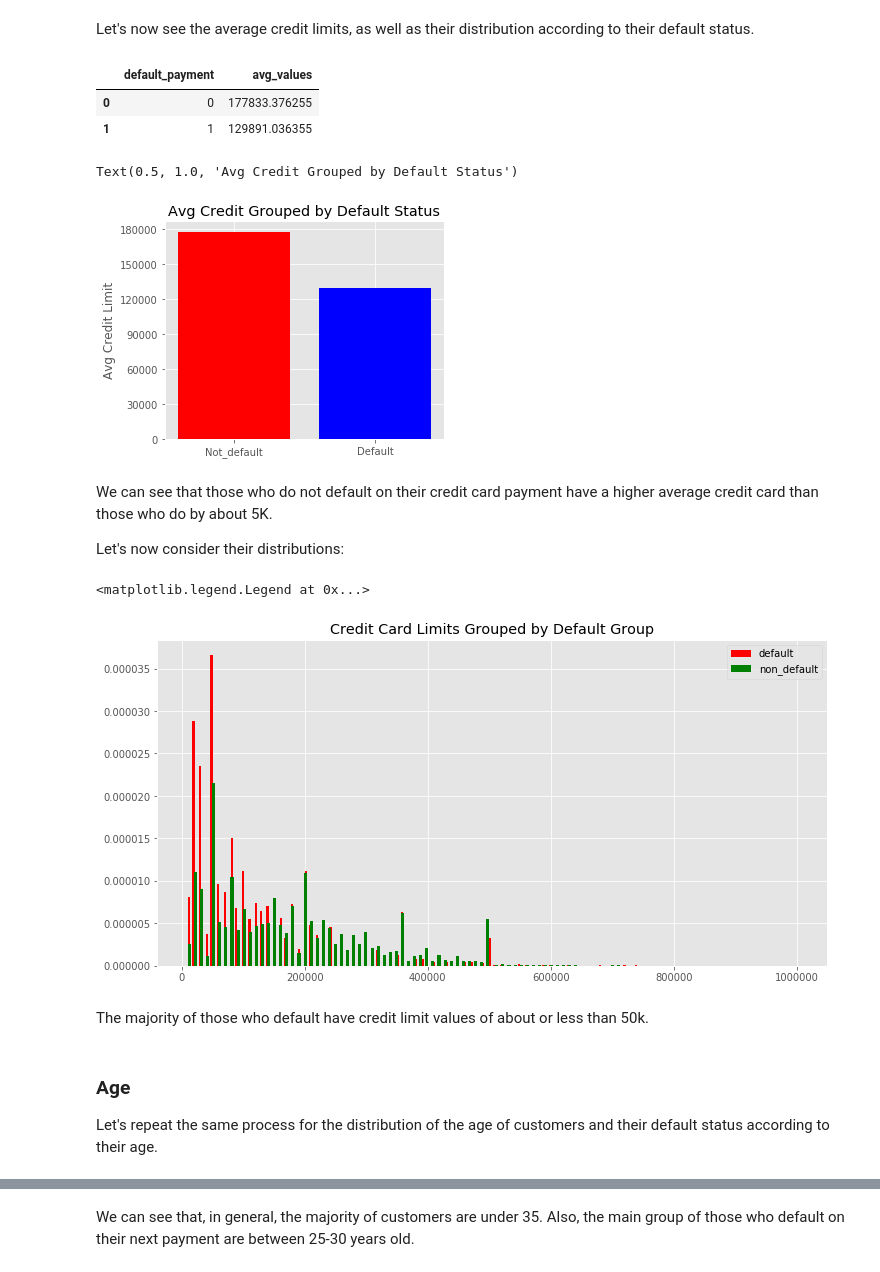
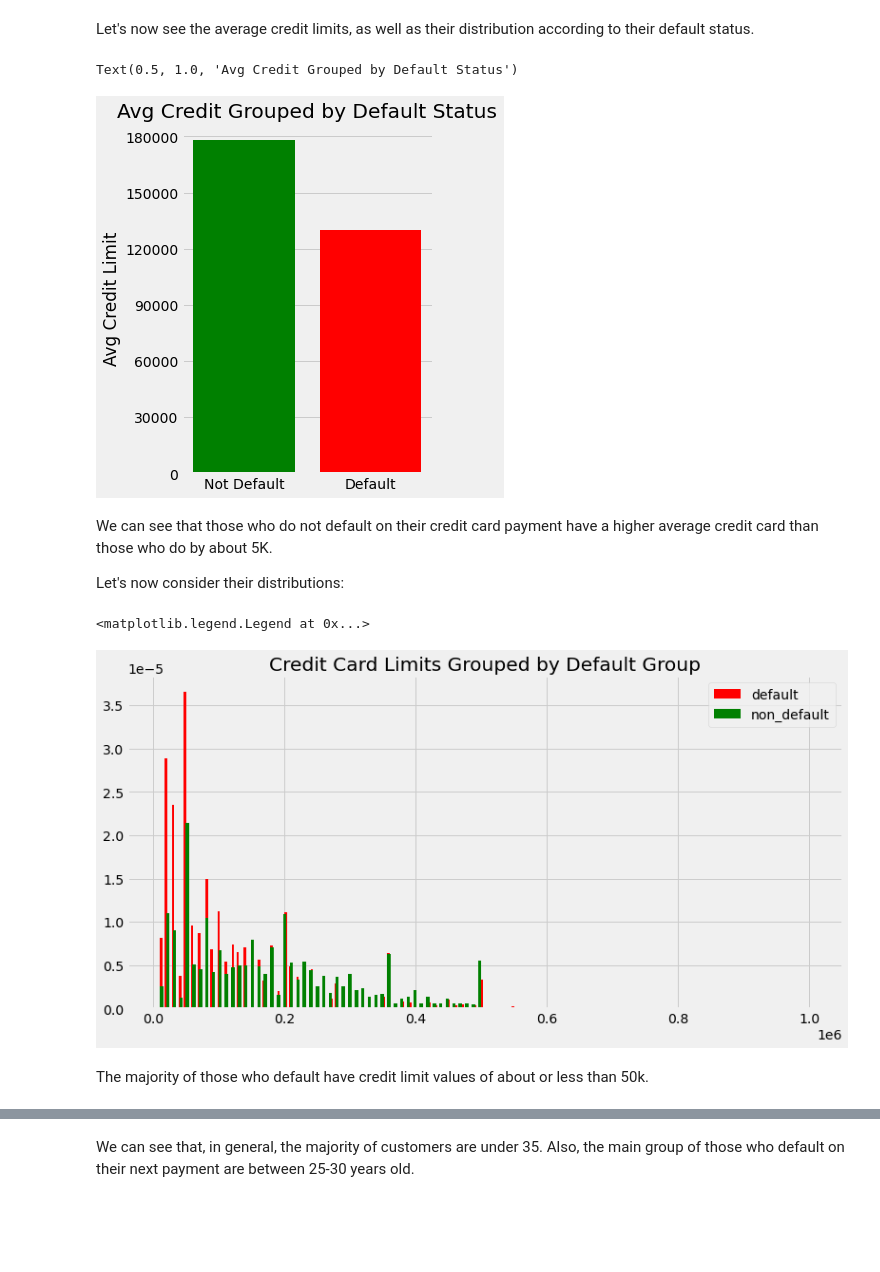
Before and after one commit to MelissaKR/credit_default, a Jupyter notebook: credit_card_Final.ipynb, the cells around one changed output, grey strips where cells are left out. Drawn from its saved outputs; the diff is of its cells as text; code cells hidden in the pictures; blank space fills up the shorter version.

Commit message:
Updated Plots + EDA

```diff
--- a/credit_card_Final.ipynb
+++ b/credit_card_Final.ipynb
@@ -361,0 +158,26 @@ Text(0, 0.5, 'Credit Card Limits Counts')
+# %%
+def get_distinct_values(column_name):
+    sql = """
+          SELECT
+             {0},
+             COUNT(1) AS num_rows,
+             AVG(CAST(default_payment_next_month AS INT64)) AS avg_default
+          FROM
+             `credit-default-277316.credit_default.credit_default`
+          GROUP BY
+             {0}
+          ORDER BY {0}
+          """.format(column_name)
+    return bigquery.Client().query(sql).to_dataframe()
+
+def get_average_values(column_name):
+    sql = """
+          SELECT
+             default_payment_next_month AS default_payment,
+             AVG({0}) AS avg_values
+          FROM
+             `credit-default-277316.credit_default.credit_default`
+          GROUP BY
+             default_payment
+          """.format(column_name)
+    return bigquery.Client().query(sql).to_dataframe()
@@ -372,26 +280,22 @@ df['LIMIT_BAL'].value_counts().head()
 Name: LIMIT_BAL, dtype: int64
 # %% [markdown]
 Let's now see the average credit limits, as well as their distribution according to their default status.
-# %%
-df_BAL = get_average_values('LIMIT_BAL')
-df_BAL
-# %% [output]
-|  | default_payment | avg_values |
-| 0 | 0 | 177833.376255 |
-| 1 | 1 | 129891.036355 |
 # %%
-fig1 = plt.figure(figsize = (5,4))
+df_BAL = get_average_values('LIMIT_BAL')
+
+fig1 = plt.figure(figsize = (4,6))
 ax = fig1.add_subplot(111)
 ax.bar('default_payment','avg_values', data=df_BAL
-       , color=('red','blue'))
+       , color=('green','red'))
+ax.grid(axis='x')
 ax.set_xticks([0,1])
-ax.set_xticklabels(['Not_default','Default'], ha='center')
+ax.set_xticklabels(['Not Default','Default'], ha='center')
 ax.set_yticks(np.arange(0,180001,30000))
 ax.set_ylabel('Avg Credit Limit')
 ax.set_title('Avg Credit Grouped by Default Status')
 # %% [output]
 Text(0.5, 1.0, 'Avg Credit Grouped by Default Status')
-[figure, old version]
+[figure, new version]
 # %% [markdown]
 We can see that those who do not default on their credit card payment have a higher average credit card than those who do by about 5K.
 
@@ -401,16 +305,12 @@ fig, ax = plt.subplots(figsize = (12,6))
 
 default_df = df.loc[df['default_payment']==1]['LIMIT_BAL']
 non_default_df = df.loc[df['default_payment']==0]['LIMIT_BAL']
-ax.hist(default_df, bins=200, color='red', normed=True, label='default');
-ax.hist(non_default_df, bins=200, color='green', normed=True, label='non_default');
+ax.hist(default_df, bins=200, color='red', density=True, label='default');
+ax.hist(non_default_df, bins=200, color='green', density=True, label='non_default');
 ax.set_title('Credit Card Limits Grouped by Default Group')
 ax.legend()
 # %% [output]
 <matplotlib.legend.Legend at 0x...>
-[figure, old version]
+[figure, new version]
 # %% [markdown]
 The majority of those who default have credit limit values of about or less than 50k.
-# %% [markdown]
-### Age
-
-Let's repeat the same process for the distribution of the age of customers and their default status according to their age.
```
Also changed, not shown: parts of 69 cells of this notebook.
